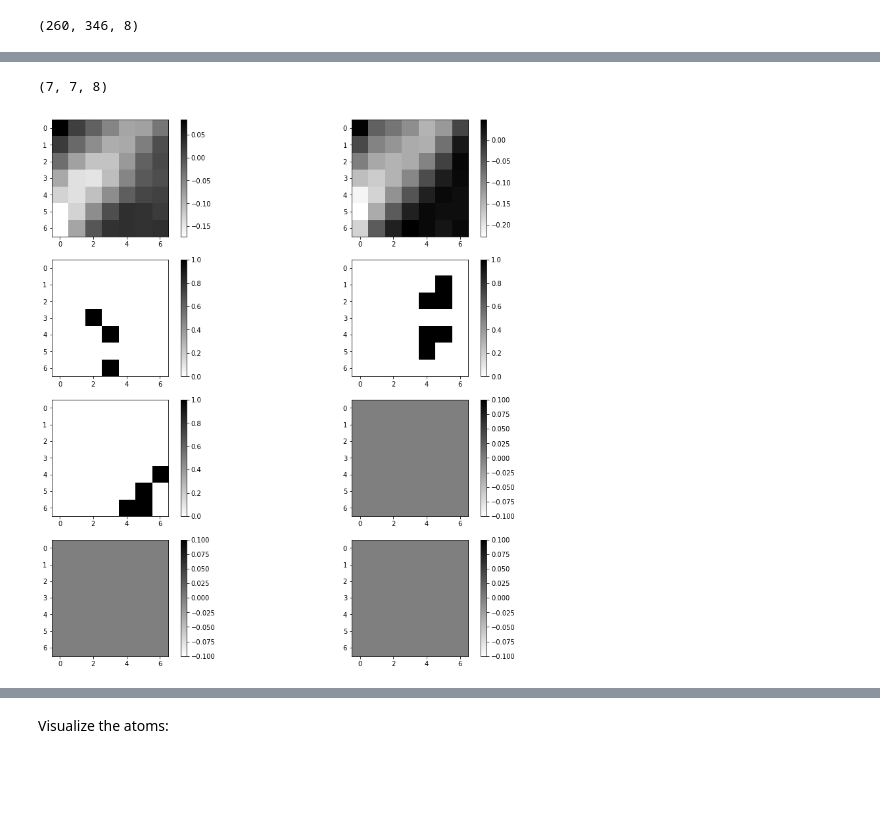
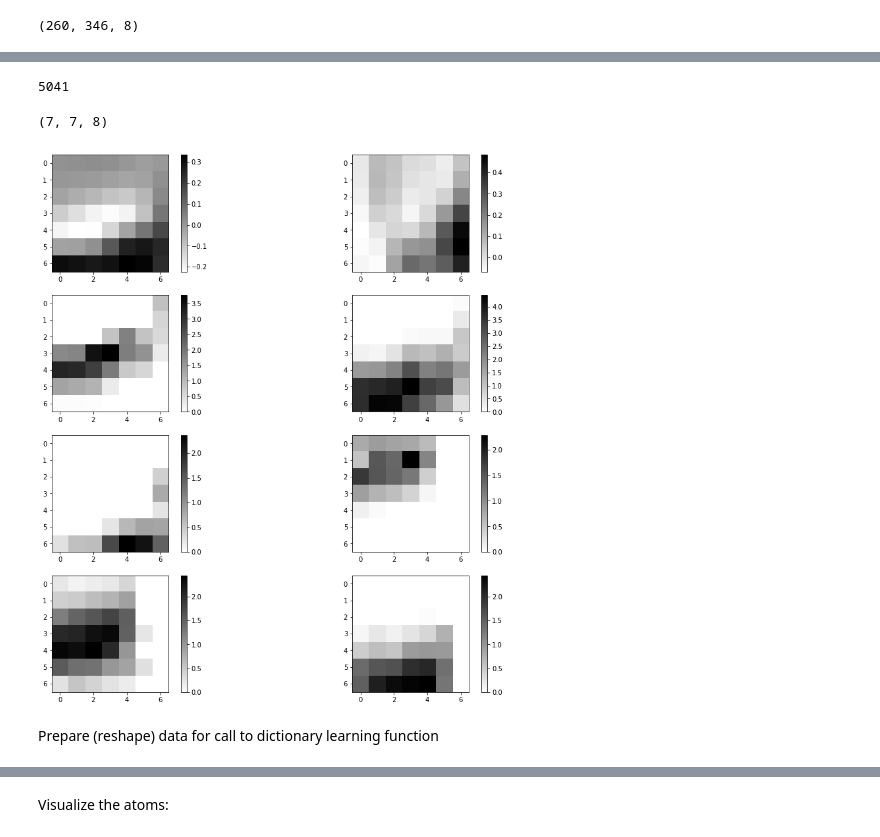
Before and after one commit to SudeshnaBora/Computer_Vision, a Jupyter notebook: code/Learning Phase.ipynb, the cells around one changed output, grey strips where cells are left out. Saved outputs shown, nothing was run; the diff lists cells and outputs as text; code cells hidden in the pictures; blank space fills up the shorter version.

```diff
--- a/code/Learning Phase.ipynb
+++ b/code/Learning Phase.ipynb
@@ -13,3 +38,15 @@ from distutils import util
+# %%
+patch_size = (7, 7)
+max_patches = 30000  # Due to memory issues
+
+# Event parameters:
+num_time_slices = 3
+
+# Method to compute voxel grids of events (time slices): nearest neighbor or linear voting
+method_voting = 'linear'
+
+# Split by polarity (double grid size) or not?
+split_by_polarity = True
 # %% [markdown]
 ### Read the image
 # %%
@@ -178,10 +227,14 @@ plt.show()
 Stack the spatial gradient and the temporal derivative (events) on a single WxHxZ array to select the patches together on all Z slices with one single call to `extract_patches_2d`
 # %%
 image_gradient = np.concatenate((np.expand_dims(image_x, axis=2), np.expand_dims(image_y, axis=2)), axis=2)
-voxgrids = np.concatenate((voxelgrid_pos,voxelgrid_neg), axis=2)
-data = np.concatenate((image_gradient, voxgrids), axis=2)
+if split_by_polarity:
+    voxelgrid = np.concatenate((voxelgrid_pos,voxelgrid_neg), axis=2)
+data = np.concatenate((image_gradient, voxelgrid), axis=2)
 del image_gradient
-del voxgrids
+del voxelgrid
+if split_by_polarity:
+    del voxelgrid_pos
+    del voxelgrid_neg
 # %%
 data.shape
 # %% [output]
@@ -196,16 +249,37 @@ idx_patch = 100
+# %%
+# Plot the information of this patch:
+idx_patch = 31
+
+nrm_large = 0
+for i in range(int(max_patches/5)):
+    ww = data_patches[i].reshape(patch_size[0],patch_size[1],-1)
+    nrm = np.linalg.norm(ww)
+    if nrm > nrm_large:
+        nrm_large = nrm
+        idx_patch = i
+
+idx_patch
+# %% [output]
+5041
 # %%
 ww = data_patches[idx_patch].reshape(patch_size[0],patch_size[1],-1)
 print( ww.shape )
-fig, axs = plt.subplots(num_time_slices+1, 2, figsize=(15, 15))
-for i in range(num_time_slices*2 + 2):
+fig, axs = plt.subplots(int((data.shape[2]+1)/2), 2, figsize=(15, 15))
+for i in range(data.shape[2]):
     plt.sca(axs[int(i/2),i%2])
     plt.imshow(ww[:,:,i], cmap='gray_r')
     plt.colorbar()
-#axs.flat[-1].set_visible(False)  # to hide last plot
+
+if data.shape[2] % 2 == 1:
+    # if odd number of plots, hide last one
+    axs.flat[-1].set_visible(False)
+
 plt.show()
 # %% [output]
 (7, 7, 8)
-[figure, old version]
+[figure, new version]
+# %% [markdown]
+Prepare (reshape) data for call to dictionary learning function
 # %%
 data_patches = data_patches.reshape(data_patches.shape[0], -1)
 # %%
```
Also changed, not shown: parts of 29 cells of this notebook.
